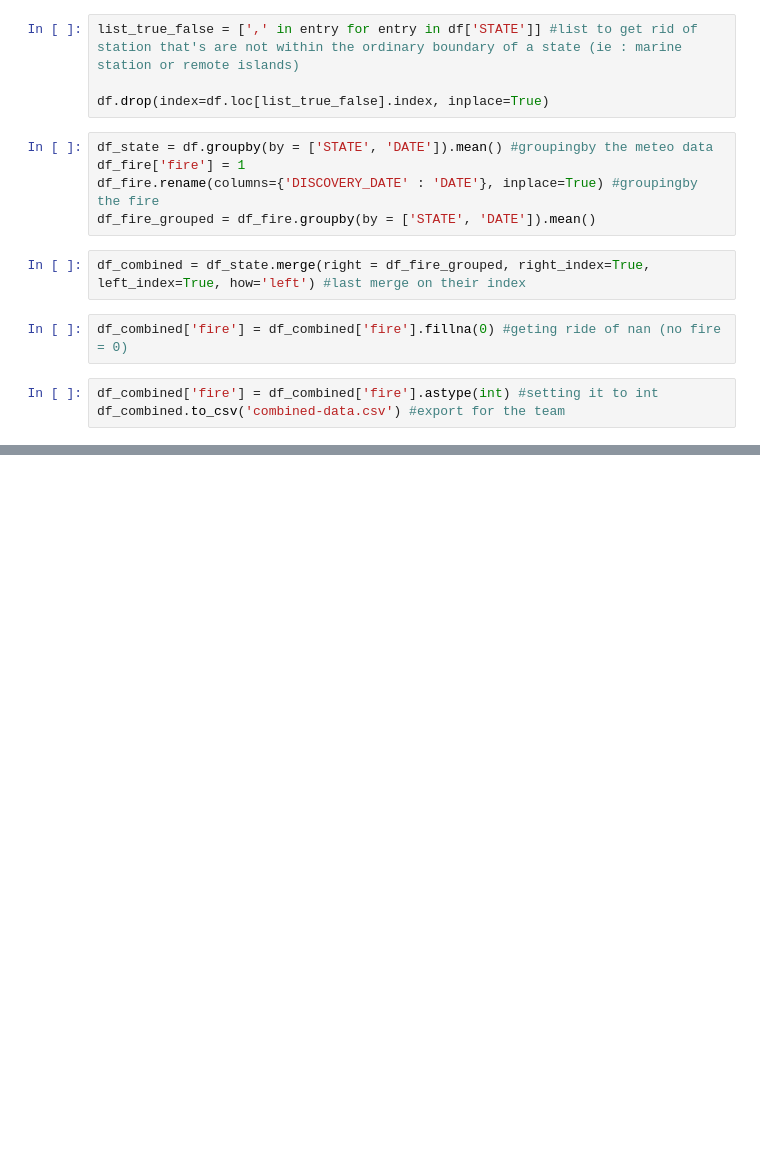
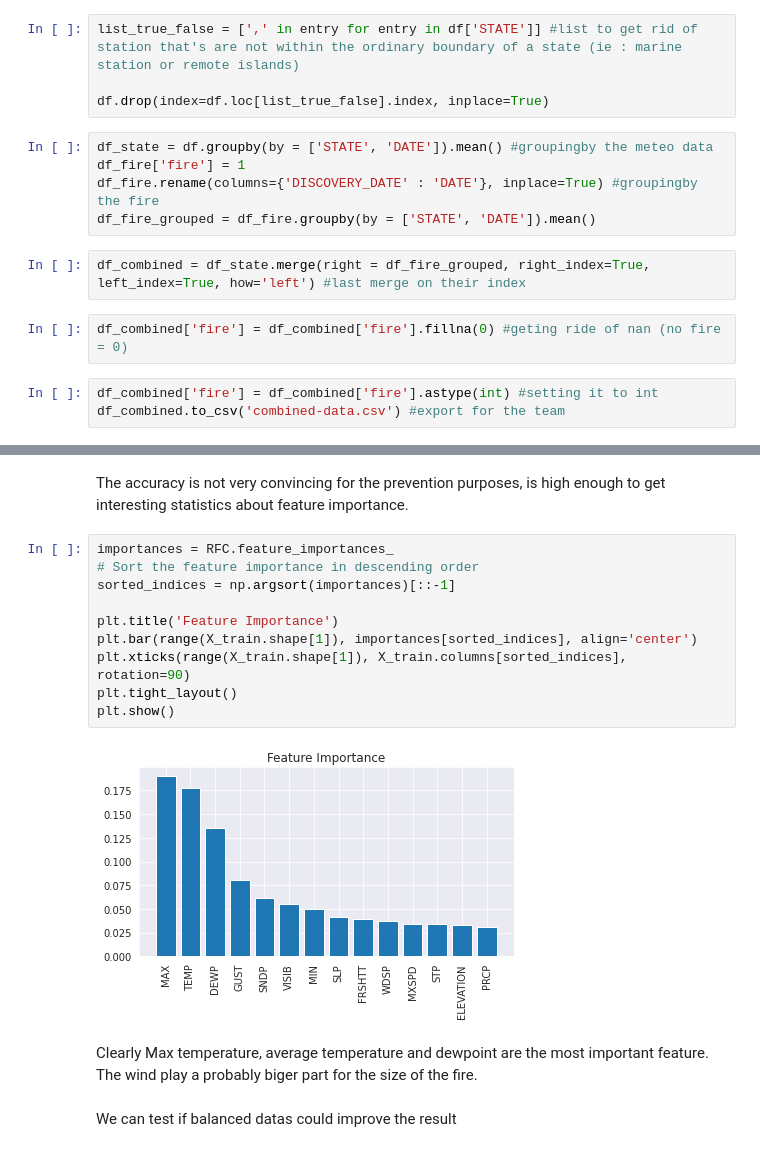
Before and after one commit to Coincoin-Dataduck/wildefires-da, a Jupyter notebook: fire prediction model/prediction_model_creation.ipynb, the cells around one changed output, grey strips where cells are left out. Drawn from its saved outputs; the diff is of its cells as text; blank space fills up the shorter version.

```diff
--- a/fire prediction model/prediction_model_creation.ipynb
+++ b/fire prediction model/prediction_model_creation.ipynb
@@ -219,0 +329,18 @@ df_combined.to_csv('combined-data.csv') #export for the team
+# %% [markdown]
+The accuracy is not very convincing for the prevention purposes, is high enough to get interesting statistics about feature importance.
+# %%
+importances = RFC.feature_importances_
+# Sort the feature importance in descending order
+sorted_indices = np.argsort(importances)[::-1]
+
+plt.title('Feature Importance')
+plt.bar(range(X_train.shape[1]), importances[sorted_indices], align='center')
+plt.xticks(range(X_train.shape[1]), X_train.columns[sorted_indices], rotation=90)
+plt.tight_layout()
+plt.show()
+# %% [output]
+[figure, added]
+# %% [markdown]
+Clearly Max temperature, average temperature and dewpoint are the most important feature. The wind play a probably biger part for the size of the fire.
+# %% [markdown]
+We can test if balanced datas could improve the result
```
Also changed, not shown: parts of 32 cells of this notebook, 57 other files.
